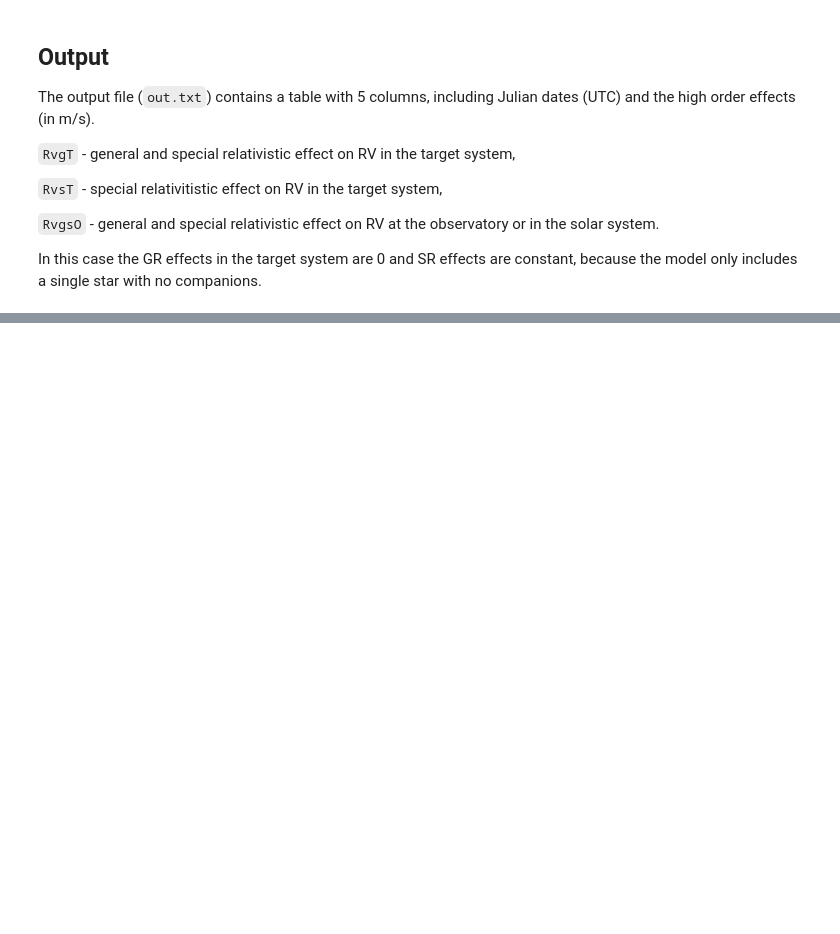
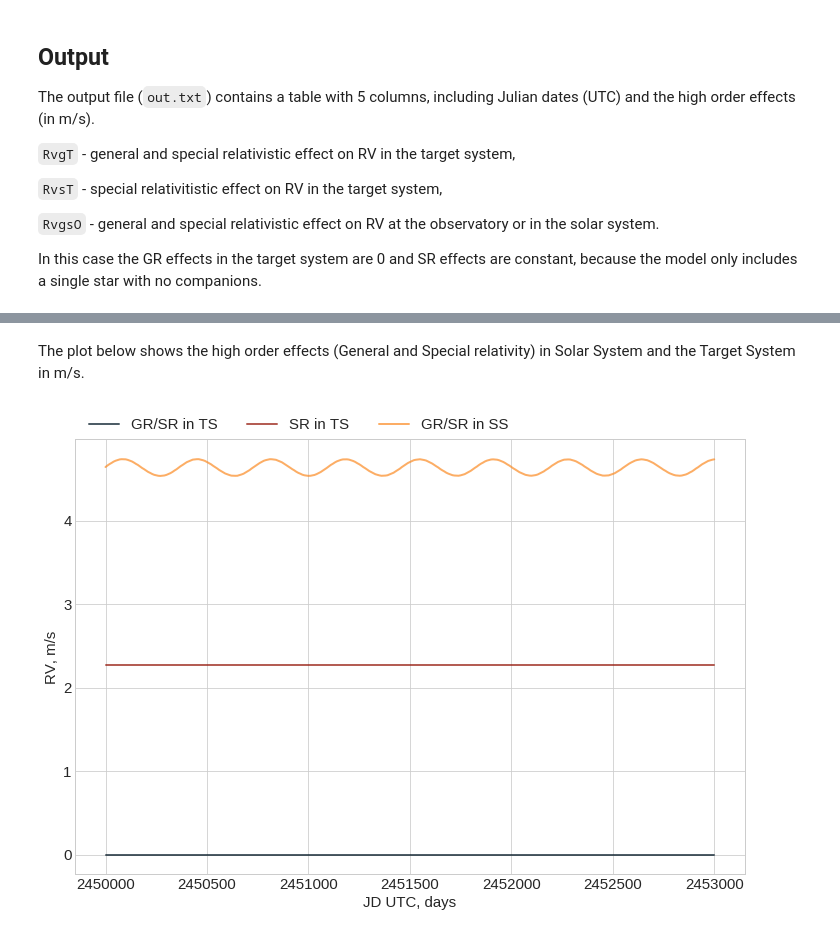
Before and after one commit to phillippro/pexo, a Jupyter notebook: demos/demo-high.ipynb, the cells around one changed output, grey strips where cells are left out. Saved outputs shown, nothing was run; the diff lists cells and outputs as text; code cells hidden in the pictures; blank space fills up the shorter version.

```diff
--- a/demos/demo-high.ipynb
+++ b/demos/demo-high.ipynb
@@ -73,0 +73,9 @@ Table("high-out.txt")
+# %% [markdown]
+The plot below shows the high order effects (General and Special relativity) in Solar System and the Target System in m/s.
+# %%
+from utilities import Plot
+p = Plot("../results/high-out.txt").add_plot(xcol=["JDutc1", "JDutc2"], ycol="RvgT", legend="GR/SR in TS").add_plot(xcol=["JDutc1", "JDutc2"], ycol="RvsT", legend="SR in TS").add_plot(xcol=["JDutc1", "JDutc2"], ycol="RvgsO", legend="GR/SR in SS")
+o=p.axis.set_xlabel("JD UTC, days")
+o=p.axis.set_ylabel("RV, m/s")
+# %% [output]
+[figure, added]
```
Also changed, not shown: parts of 4 cells of this notebook, 10 other files.
